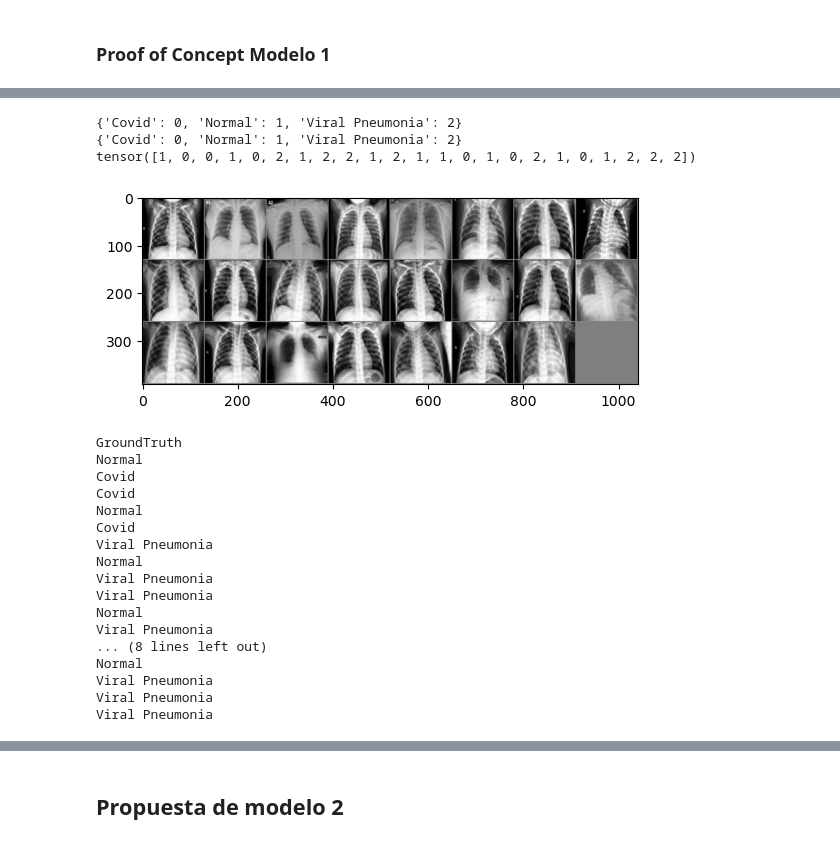
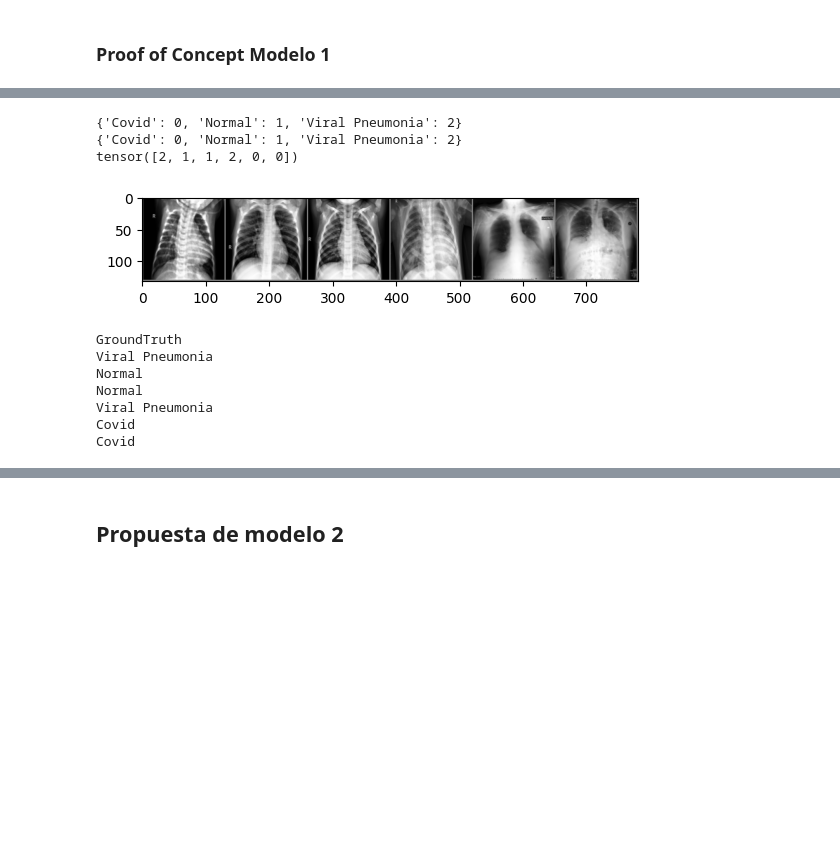
Before and after one commit to RichLeonC/IA-RedesConvolucionales, a Jupyter notebook: ModeloB.ipynb, the cells around one changed output, grey strips where cells are left out. Saved outputs shown, nothing was run; the diff lists cells and outputs as text; code cells hidden in the pictures; blank space fills up the shorter version.

```diff
--- a/ModeloB.ipynb
+++ b/ModeloB.ipynb
@@ -119,7 +122,7 @@ train_dataset = datasets.ImageFolder(root=train_dir, transform=train_data_transf
 test_dataset = datasets.ImageFolder(root=test_dir, transform=test_data_transforms)
 
 # Definir el tamaño del subconjunto que quieres usar
-subset_size = 0.35  # Por ejemplo, usar el 20% de los datos
+subset_size = 0.10  # Por ejemplo, usar el 20% de los datos
 
 # Obtener los índices aleatorios para el subconjunto del conjunto de entrenamiento
 np.random.seed(42)
@@ -143,10 +146,10 @@ subset_indices_test = indices_test[:int(subset_size * test_size)]  # Obtener el
 test_sampler = SubsetRandomSampler(subset_indices_test)
 
 # Definir DataLoader para el conjunto de entrenamiento con el subconjunto de datos
-train_loader = DataLoader(train_dataset, batch_size=32, sampler=train_sampler)
+train_loader = DataLoader(train_dataset, batch_size=16, sampler=train_sampler)
 
 # También puedes crear un DataLoader para el conjunto de prueba completo
-test_loader = DataLoader(test_dataset, batch_size=32, sampler=test_sampler)
+test_loader = DataLoader(test_dataset, batch_size=16, sampler=test_sampler)
 # %% [markdown]
 ### Proof of Concept Modelo 1
 # %%
@@ -232,50 +234,40 @@ Epoch 30/30, Train Loss: 0.2089, Train Accuracy: 94.25%, Val Loss: 0.5994, Val A
 # %%
 classes = ('Covid', 'Normal','Viral Pneumonia')
 
 #Para ver com se asignan las etiquetas a cada clase en el set de training
 print(train_dataset.class_to_idx)
 #Lo mismo pero para el set de testing
 print(test_dataset.class_to_idx)
 
 dataiter = iter(test_loader)
 images, labels = next(dataiter)
 
 print(labels)
 
 def imshow(img):
     # Desnormalizar: (img * std) + mean
     img = img * 0.5 + 0.5  # Desnormalizar usando mean=0.5 y std=0.5
     npimg = img.numpy()
     plt.imshow(np.transpose(npimg, (1, 2, 0)), cmap='gray')  # Añadir cmap si es necesario
     plt.show()
 
 imshow(torchvision.utils.make_grid(images))
 
 print('GroundTruth')
-for j in range(23):
+for j in range(6):
     print(f'{classes[labels[j]]:5s}')
 # %% [output]
 {'Covid': 0, 'Normal': 1, 'Viral Pneumonia': 2}
 {'Covid': 0, 'Normal': 1, 'Viral Pneumonia': 2}
-tensor([1, 0, 0, 1, 0, 2, 1, 2, 2, 1, 2, 1, 1, 0, 1, 0, 2, 1, 0, 1, 2, 2, 2])
+tensor([2, 1, 1, 2, 0, 0])
-[figure, old version]
+[figure, new version]
 GroundTruth
+Viral Pneumonia
 Normal
+Normal
+Viral Pneumonia
 Covid
 Covid
-Normal
-Covid
-Viral Pneumonia
-Normal
-Viral Pneumonia
-Viral Pneumonia
-Normal
-Viral Pneumonia
-... (8 lines left out)
-Normal
-Viral Pneumonia
-Viral Pneumonia
-Viral Pneumonia
 # %%
 images = images.to(device)  # Mueve las imágenes a la GPU si está disponible
 
```
Also changed, not shown: parts of 8 cells of this notebook.
